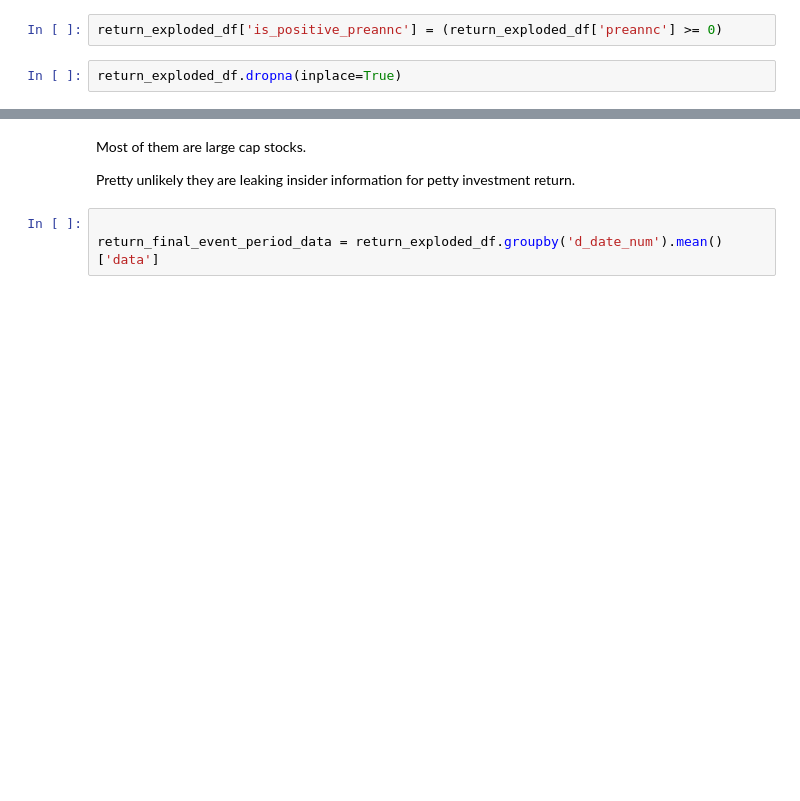
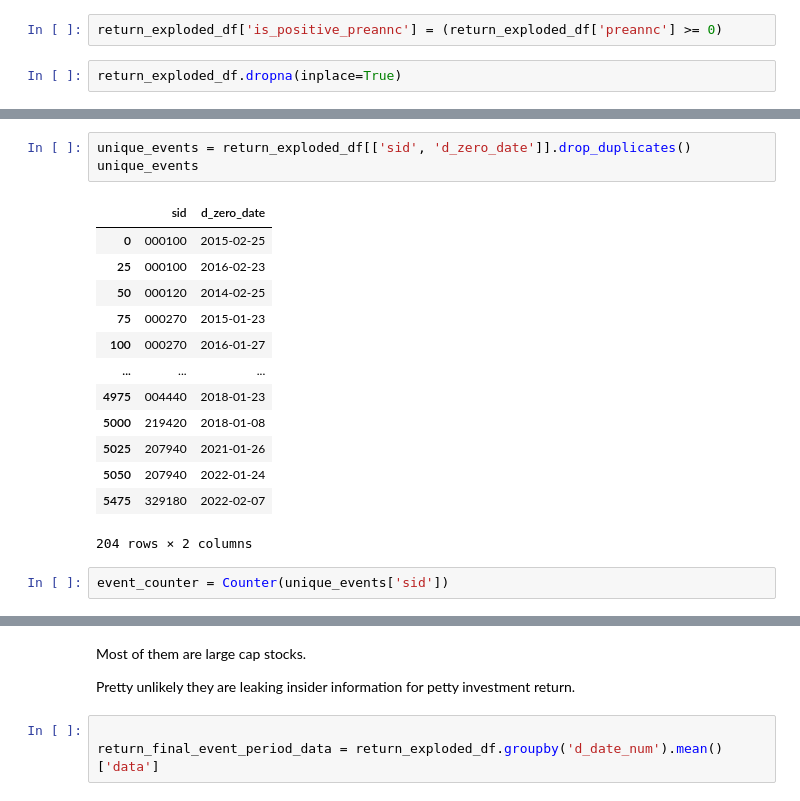
Before and after one commit to jaepil-choi/korquanttools, a Jupyter notebook: notebooks/eventstudy_PEAD.ipynb, the cells around one changed output, grey strips where cells are left out. Saved outputs shown, nothing was run; the diff lists cells and outputs as text; blank space fills up the shorter version.

```diff
--- a/notebooks/eventstudy_PEAD.ipynb
+++ b/notebooks/eventstudy_PEAD.ipynb
@@ -404,0 +379,19 @@ set(positive_bet['sid'].unique()) & set(negative_bet['sid'].unique())
+# %%
+unique_events = return_exploded_df[['sid', 'd_zero_date']].drop_duplicates()
+unique_events
+# %% [output]
+|  | sid | d_zero_date |
+| 0 | 000100 | 2015-02-25 |
+| 25 | 000100 | 2016-02-23 |
+| 50 | 000120 | 2014-02-25 |
+| 75 | 000270 | 2015-01-23 |
+| 100 | 000270 | 2016-01-27 |
+| ... | ... | ... |
+| 4975 | 004440 | 2018-01-23 |
+| 5000 | 219420 | 2018-01-08 |
+| 5025 | 207940 | 2021-01-26 |
+| 5050 | 207940 | 2022-01-24 |
+| 5475 | 329180 | 2022-02-07 |
+204 rows × 2 columns
+# %%
+event_counter = Counter(unique_events['sid'])
```
Also changed, not shown: parts of 16 cells of this notebook.
